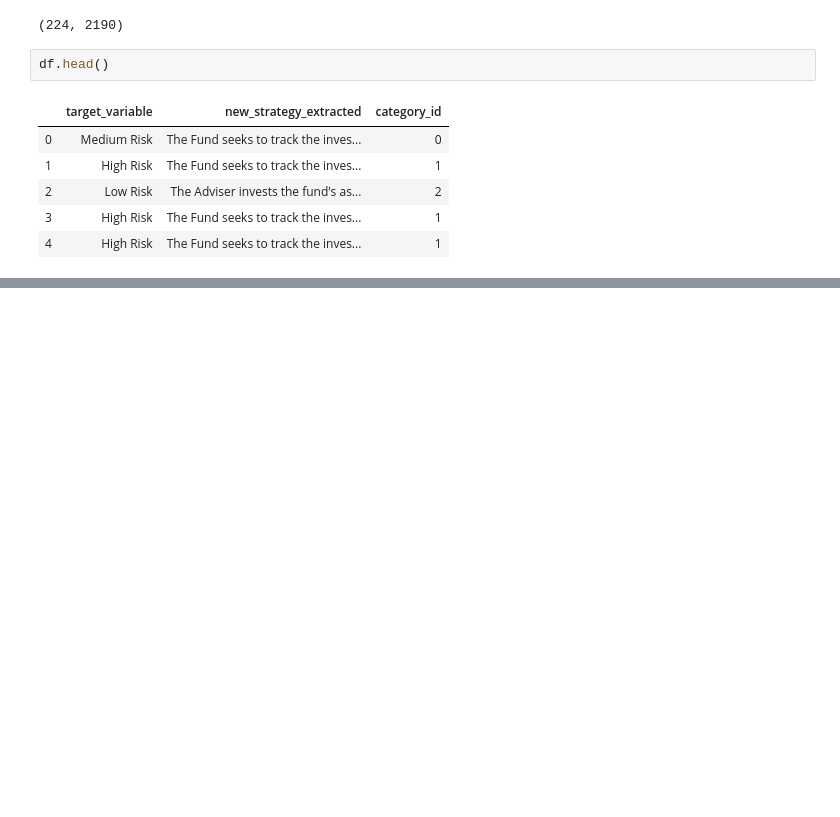
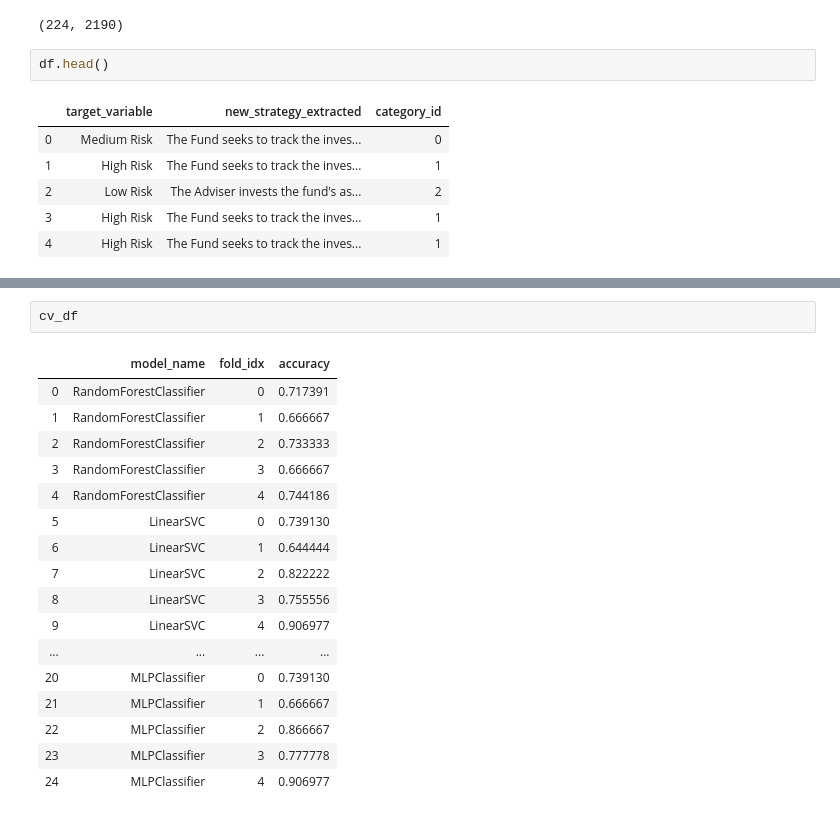
Before and after one commit to AmiraMuzaffar/Text-summarization-and-Classification-via-NLP, a Jupyter notebook: Text Classification.ipynb, the cells around one changed output, grey strips where cells are left out. Cells and saved outputs as stored; diff of their text form; blank space fills up the shorter version.

```diff
--- a/Text Classification.ipynb
+++ b/Text Classification.ipynb
@@ -155,0 +221,20 @@ df.head()
+# %%
+cv_df
+# %% [output]
+|  | model_name | fold_idx | accuracy |
+| 0 | RandomForestClassifier | 0 | 0.717391 |
+| 1 | RandomForestClassifier | 1 | 0.666667 |
+| 2 | RandomForestClassifier | 2 | 0.733333 |
+| 3 | RandomForestClassifier | 3 | 0.666667 |
+| 4 | RandomForestClassifier | 4 | 0.744186 |
+| 5 | LinearSVC | 0 | 0.739130 |
+| 6 | LinearSVC | 1 | 0.644444 |
+| 7 | LinearSVC | 2 | 0.822222 |
+| 8 | LinearSVC | 3 | 0.755556 |
+| 9 | LinearSVC | 4 | 0.906977 |
+| ... | ... | ... | ... |
+| 20 | MLPClassifier | 0 | 0.739130 |
+| 21 | MLPClassifier | 1 | 0.666667 |
+| 22 | MLPClassifier | 2 | 0.866667 |
+| 23 | MLPClassifier | 3 | 0.777778 |
+| 24 | MLPClassifier | 4 | 0.906977 |
```
Also changed, not shown: parts of 9 cells of this notebook.
